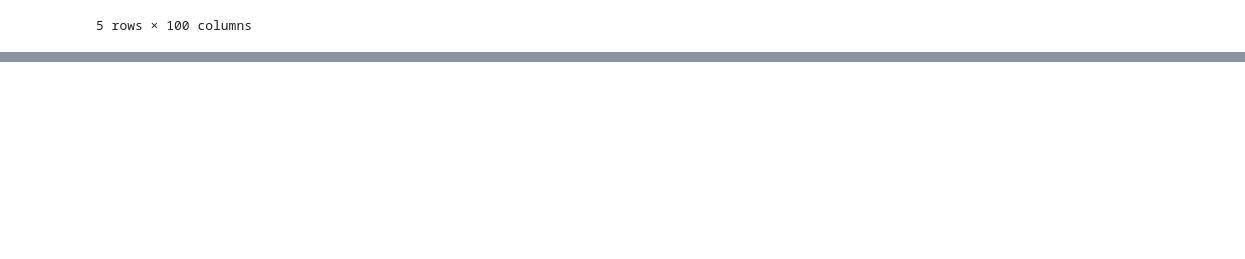
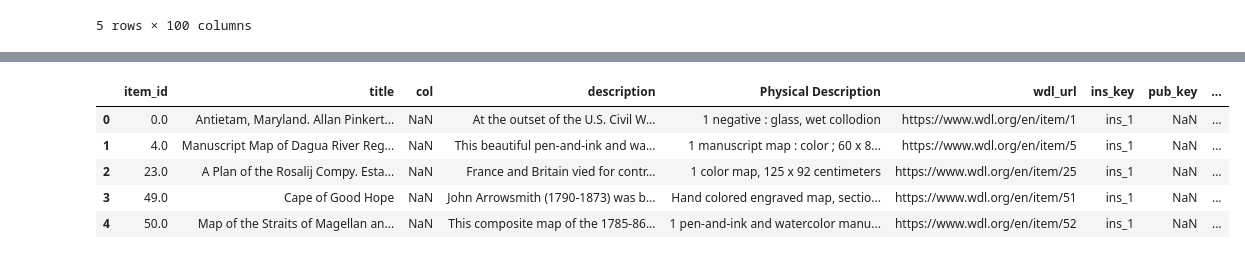
Before and after one commit to caitepley/Project-3, a Jupyter notebook: items_processing.ipynb, the cells around one changed output, grey strips where cells are left out. Saved outputs shown, nothing was run; the diff lists cells and outputs as text; code cells hidden in the pictures; blank space fills up the shorter version.

```diff
--- a/items_processing.ipynb
+++ b/items_processing.ipynb
@@ -95,0 +145,4 @@ FileNotFoundError: [Errno 2] No such file or directory: 'item_codes_new'
+# %%
+items_df = items_df.merge(ins_type_df,how='outer')
+items_df.drop(columns='Institution',inplace=True)
+items_df.head()
@@ -95,0 +156,3 @@ FileNotFoundError: [Errno 2] No such file or directory: 'item_codes_new'
+# %%
+pub_type_df = pd.read_csv('Resources/pub_mapping_new.csv', encoding='utf-8')
+pub_type_df.head()
@@ -95,0 +166,4 @@ FileNotFoundError: [Errno 2] No such file or directory: 'item_codes_new'
+# %%
+items_df = items_df.merge(pub_type_df,how='outer')
+items_df.drop(columns='Publisher',inplace=True)
+items_df.head()
@@ -95,0 +177,11 @@ FileNotFoundError: [Errno 2] No such file or directory: 'item_codes_new'
+# %%
+items_df = items_df.loc[:,['item_id','title','col','description','Physical Description', 'wdl_url','ins_key','pub_key','Dewey Decimal Code','item_code','Date Created']]
+# %%
+items_df.head()
+# %% [output]
+|  | item_id | title | col | description | Physical Description | wdl_url | ins_key | pub_key | ... |
+| 0 | 0.0 | Antietam, Maryland. Allan Pinkert... | NaN | At the outset of the U.S. Civil W... | 1 negative : glass, wet collodion | https://www.wdl.org/en/item/1 | ins_1 | NaN | ... |
+| 1 | 4.0 | Manuscript Map of Dagua River Reg... | NaN | This beautiful pen-and-ink and wa... | 1 manuscript map : color ; 60 x 8... | https://www.wdl.org/en/item/5 | ins_1 | NaN | ... |
+| 2 | 23.0 | A Plan of the Rosalij Compy. Esta... | NaN | France and Britain vied for contr... | 1 color map, 125 x 92 centimeters | https://www.wdl.org/en/item/25 | ins_1 | NaN | ... |
+| 3 | 49.0 | Cape of Good Hope | NaN | John Arrowsmith (1790-1873) was b... | Hand colored engraved map, sectio... | https://www.wdl.org/en/item/51 | ins_1 | NaN | ... |
+| 4 | 50.0 | Map of the Straits of Magellan an... | NaN | This composite map of the 1785-86... | 1 pen-and-ink and watercolor manu... | https://www.wdl.org/en/item/52 | ins_1 | NaN | ... |
```
Also changed, not shown: parts of 12 cells of this notebook, 2 other files.
